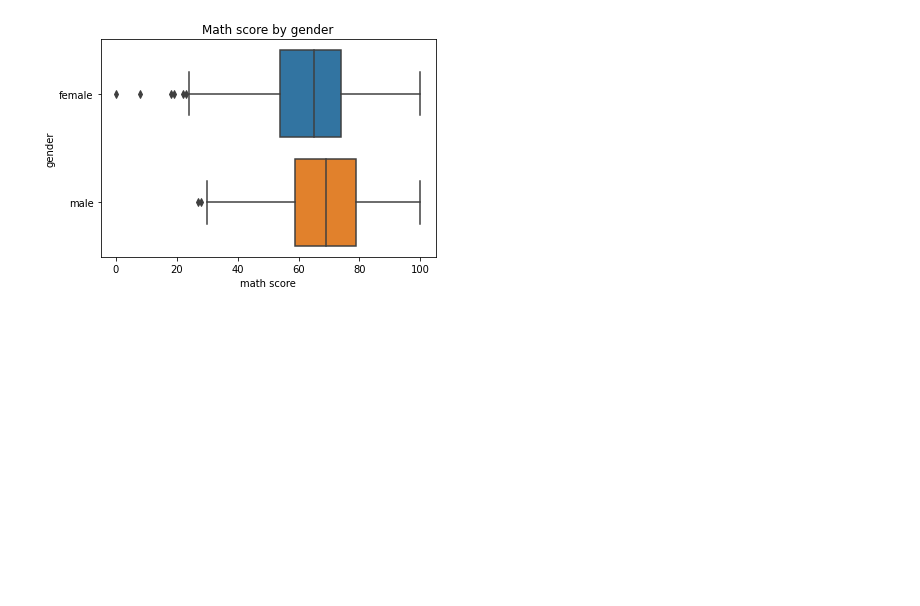
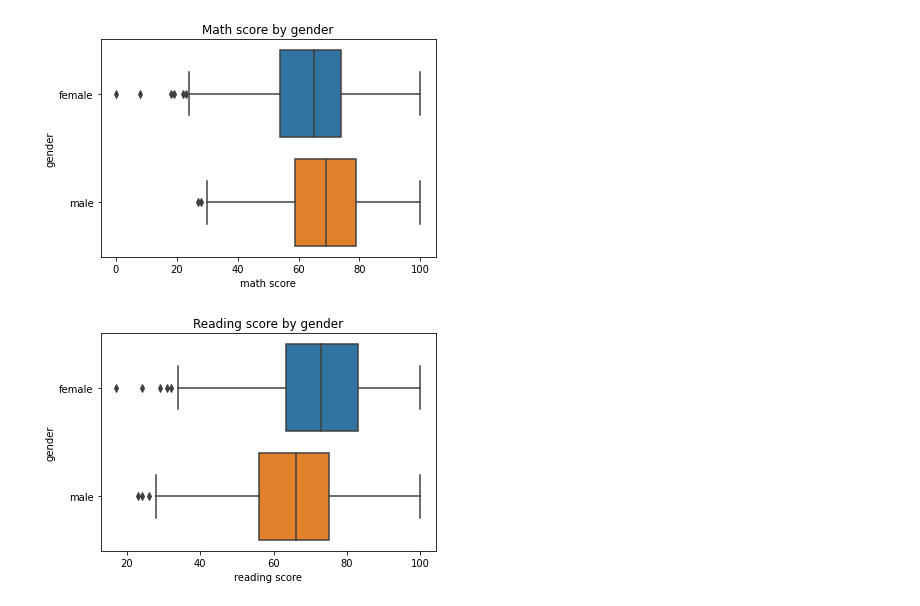
Before and after one commit to Lucas-procopio/Analysis_Cases, a Jupyter notebook: 02_Case_Education.ipynb, the cells around one changed output. Saved outputs shown, nothing was run; the diff lists cells and outputs as text; code cells hidden in the pictures; blank space fills up the shorter version.

```diff
--- a/02_Case_Education.ipynb
+++ b/02_Case_Education.ipynb
@@ -138,3 +138,8 @@ plt.title('Math score by gender')
 sns.boxplot(data=data_set, x='math score', y='gender');
 # %% [output]
 [figure]
+# %%
+plt.title('Reading score by gender')
+sns.boxplot(data=data_set, x='reading score', y='gender');
+# %% [output]
+[figure, added]
```
Also changed, not shown: parts of 2 cells of this notebook.
